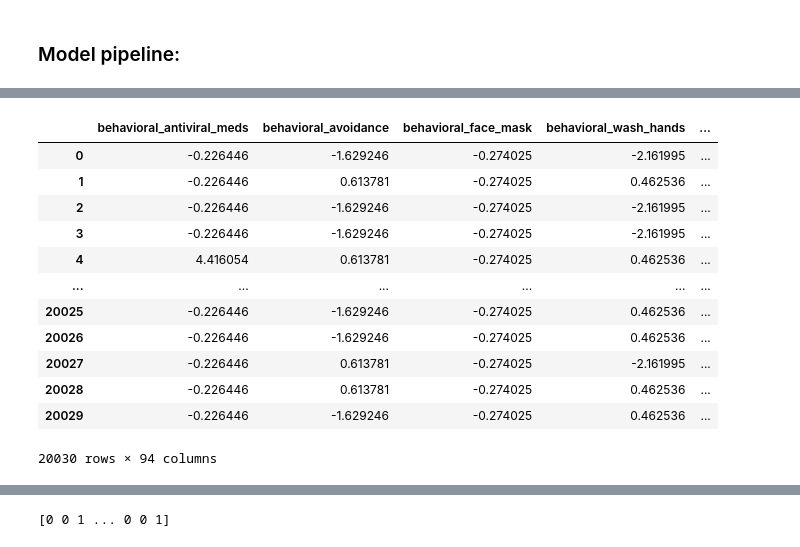
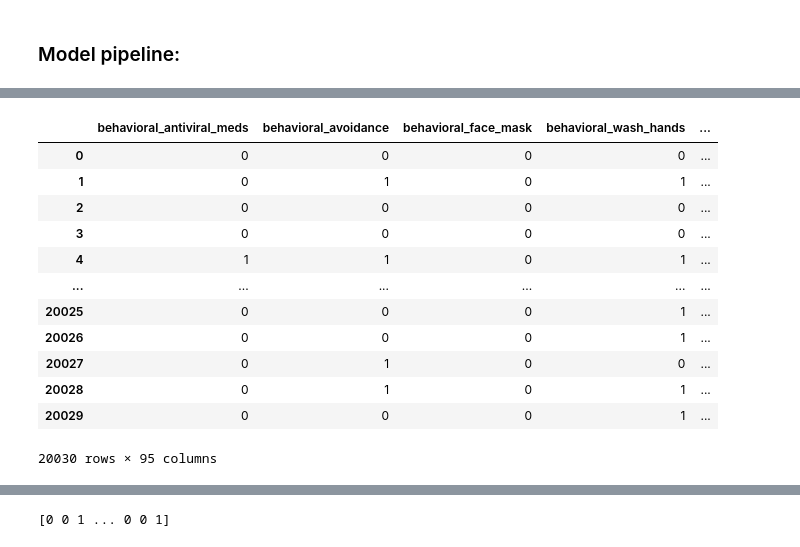
Before and after one commit to erdemiraysu/Seasonal_Flu_Vaccine_Intake_Classification, a Jupyter notebook: Notebook.ipynb, the cells around one changed output, grey strips where cells are left out. Drawn from its saved outputs; the diff is of its cells as text; code cells hidden in the pictures.

```diff
--- a/Notebook.ipynb
+++ b/Notebook.ipynb
@@ -642,0 +547,10 @@ y = df['seasonal_vaccine']
+# %%
+binary_columns = ['behavioral_antiviral_meds', 'behavioral_avoidance',
+                  'behavioral_face_mask', 'behavioral_wash_hands',
+                  'behavioral_large_gatherings', 'behavioral_outside_home',
+                  'behavioral_touch_face', 'doctor_recc_seasonal',
+                  'chronic_med_condition', 'child_under_6_months', 'health_worker']
+# %%
+cat_columns = ['health_insurance','age_group', 'education', 'race', 'sex',
+       'income_poverty', 'marital_status', 'rent_or_own', 'employment_status',
+       'hhs_geo_region', 'census_msa', 'employment_industry', 'employment_occupation']
@@ -643,7 +572,8 @@ y = df['seasonal_vaccine']
 # %% [markdown]
 ### Test Train split the data:
 # %%
-X_train, X_test, y_train, y_test = train_test_split(X, y,  random_state=42)
+X_train, X_test, y_train, y_test = train_test_split(X, y, random_state=42)
 
+X_train_binary = X_train[binary_columns]
 X_train_nums = X_train.select_dtypes('float64')
-X_train_cats = X_train.select_dtypes('object')
+X_train_cats = X_train[cat_columns]
@@ -680,6 +607,10 @@ assert ((len(X_train_nums.columns) + len(X_train_cats.columns)) == len(X.columns
 # %% [markdown]
 ### "Preprocessing" pipeline for the numerical/ordinal and categorical/nominal columns:
 # %%
+binary_preprocessing = Pipeline(steps=[
+    ('simple_imputer', SimpleImputer(strategy='most_frequent'))
+])
+
 numerical_preprocessing = Pipeline(steps=[
     ('simple_imputer', SimpleImputer(strategy='median')),
     ('scaler', StandardScaler())
@@ -690,7 +621,10 @@ categorical_preprocessing = Pipeline(steps=[
     ('ohe', OneHotEncoder(drop='first', sparse=False))
 ])
 
-preprocessor = ColumnTransformer(transformers=[  #grab columns out of a pandas data frame and then apply a specified transformer.
+#grab columns out of a pandas data frame and then apply a specified transformer.
+preprocessor = ColumnTransformer(transformers=[
+    ('binary_preprocess', binary_preprocessing, X_train_binary.columns),
     ('num_preprocess', numerical_preprocessing, X_train_nums.columns),
     ('cat_preprocess', categorical_preprocessing, X_train_cats.columns)] # remainder='passthrough'
 )
+preprocessor
@@ -728,21 +680,21 @@ Pipeline(steps=[('preprocessor',
 # %%
 # The data frame after preprocessing:
 cat_feature_names = preprocessor.named_transformers_['cat_preprocess'].named_steps['ohe'].get_feature_names(X_train_cats.columns)
-feature_names = np.r_[X_train_nums.columns, cat_feature_names]
+feature_names = np.r_[X_train_binary.columns, X_train_nums.columns, cat_feature_names]
 
 X_train_transformed = pd.DataFrame(preprocessor.fit_transform(X_train), columns= feature_names)
 X_train_transformed
 # %% [output]
 |  | behavioral_antiviral_meds | behavioral_avoidance | behavioral_face_mask | behavioral_wash_hands | ... |
-| 0 | -0.226446 | -1.629246 | -0.274025 | -2.161995 | ... |
-| 1 | -0.226446 | 0.613781 | -0.274025 | 0.462536 | ... |
-| 2 | -0.226446 | -1.629246 | -0.274025 | -2.161995 | ... |
-| 3 | -0.226446 | -1.629246 | -0.274025 | -2.161995 | ... |
-| 4 | 4.416054 | 0.613781 | -0.274025 | 0.462536 | ... |
+| 0 | 0 | 0 | 0 | 0 | ... |
+| 1 | 0 | 1 | 0 | 1 | ... |
+| 2 | 0 | 0 | 0 | 0 | ... |
+| 3 | 0 | 0 | 0 | 0 | ... |
+| 4 | 1 | 1 | 0 | 1 | ... |
 | ... | ... | ... | ... | ... | ... |
-| 20025 | -0.226446 | -1.629246 | -0.274025 | 0.462536 | ... |
-| 20026 | -0.226446 | -1.629246 | -0.274025 | 0.462536 | ... |
-| 20027 | -0.226446 | 0.613781 | -0.274025 | -2.161995 | ... |
-| 20028 | -0.226446 | 0.613781 | -0.274025 | 0.462536 | ... |
-| 20029 | -0.226446 | -1.629246 | -0.274025 | 0.462536 | ... |
+| 20025 | 0 | 0 | 0 | 1 | ... |
+| 20026 | 0 | 0 | 0 | 1 | ... |
+| 20027 | 0 | 1 | 0 | 0 | ... |
+| 20028 | 0 | 1 | 0 | 1 | ... |
+| 20029 | 0 | 0 | 0 | 1 | ... |
-20030 rows × 94 columns
+20030 rows × 95 columns
```
Also changed, not shown: parts of 167 cells of this notebook.
